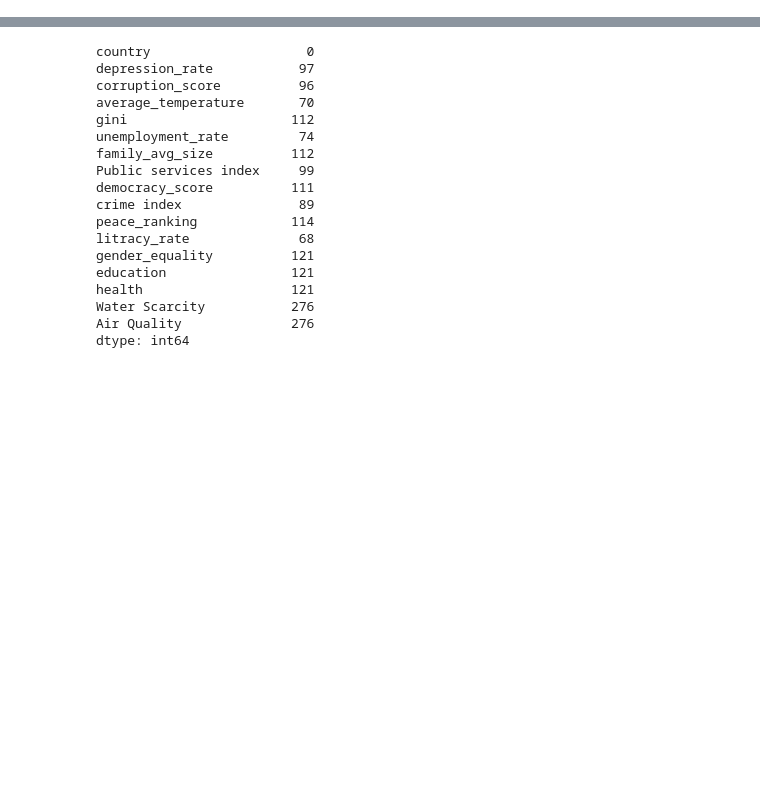
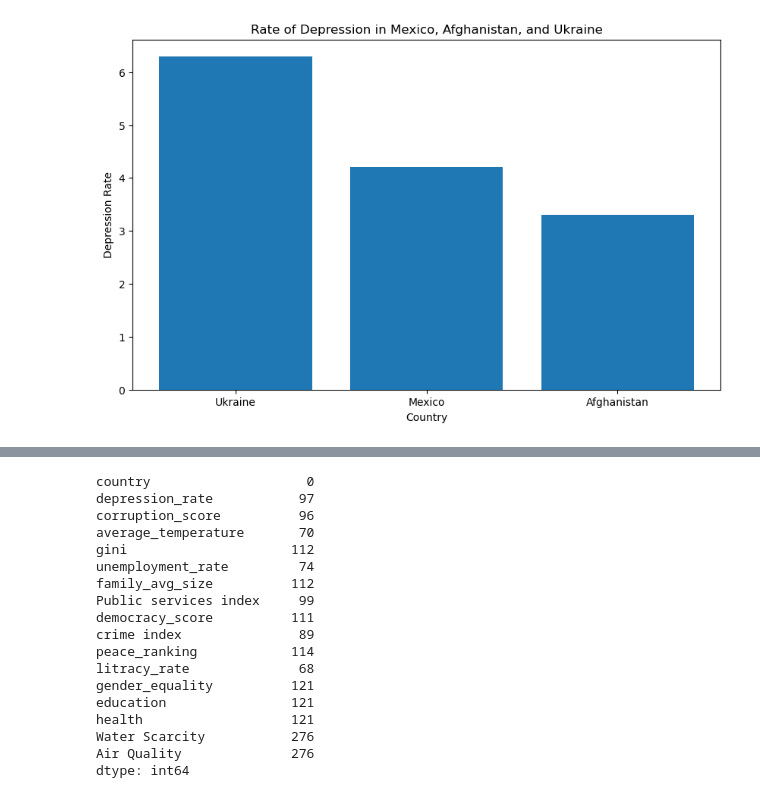
Before and after one commit to tahora-23/Unseen_causes_of_depression, a Jupyter notebook: Midterm_term.ipynb, the cells around one changed output, grey strips where cells are left out. Saved outputs shown, nothing was run; the diff lists cells and outputs as text; code cells hidden in the pictures; blank space fills up the shorter version.

```diff
--- a/Midterm_term.ipynb
+++ b/Midterm_term.ipynb
@@ -111,0 +75,14 @@ concatenated_df
+# %%
+countries = ['Mexico', 'Afghanistan', 'Ukraine']
+filtered_df = df14[df14['country'].isin(countries)]
+# %%
+import matplotlib.pyplot as plt
+
+plt.figure(figsize=(10, 6))
+plt.bar(filtered_df['country'], filtered_df['prevalence'])
+plt.xlabel('Country')
+plt.ylabel('Depression Rate')
+plt.title('Rate of Depression in Mexico, Afghanistan, and Ukraine')
+plt.show()
+# %% [output]
+[figure, added]
```
Also changed, not shown: parts of 23 cells of this notebook, 3 other files.
